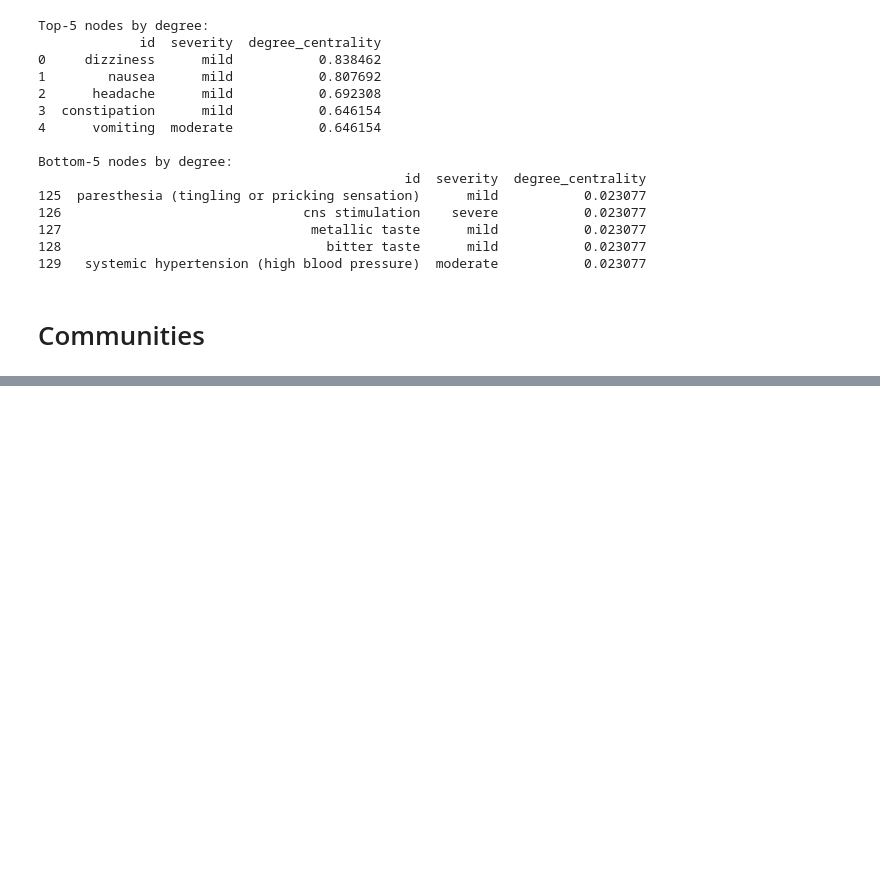
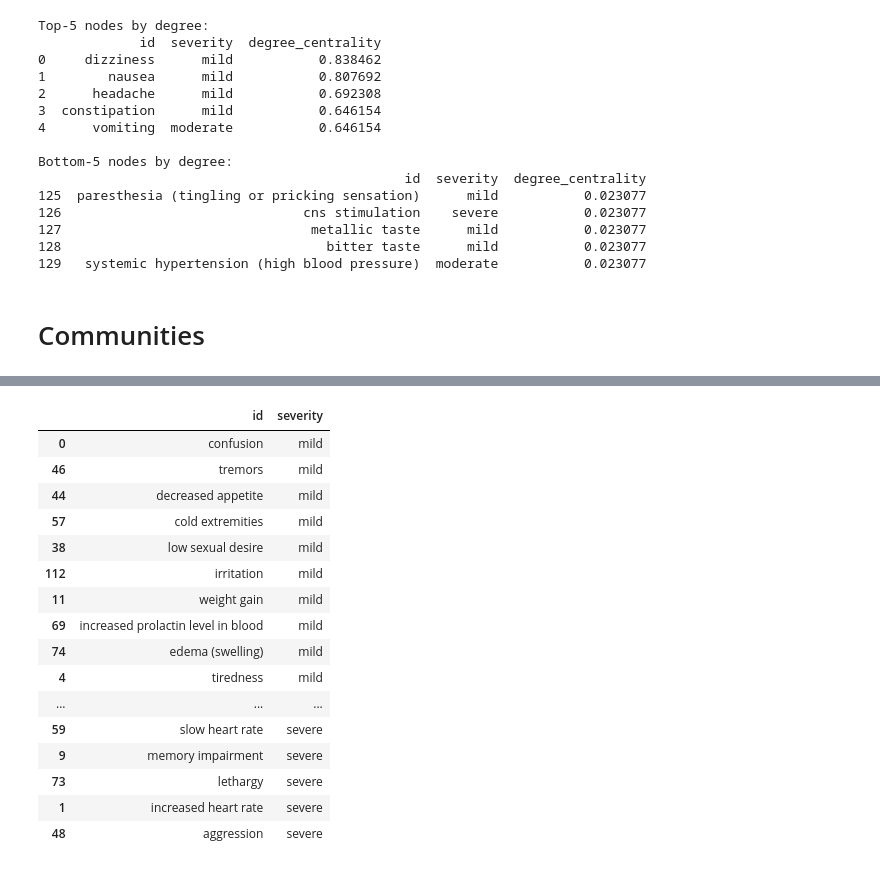
Before and after one commit to MylenaRoberta/medications-and-side-effects-networks, a Jupyter notebook: notebooks/05_projection-network-analysis.ipynb, the cells around one changed output, grey strips where cells are left out. Drawn from its saved outputs; the diff is of its cells as text; code cells hidden in the pictures; blank space fills up the shorter version.

```diff
--- a/notebooks/05_projection-network-analysis.ipynb
+++ b/notebooks/05_projection-network-analysis.ipynb
@@ -349,0 +406,20 @@ len(communities)
+# %%
+df_side_effects.query('community == 1')[['id', 'severity']].sort_values(by='severity')
+# %% [output]
+|  | id | severity |
+| 0 | confusion | mild |
+| 46 | tremors | mild |
+| 44 | decreased appetite | mild |
+| 57 | cold extremities | mild |
+| 38 | low sexual desire | mild |
+| 112 | irritation | mild |
+| 11 | weight gain | mild |
+| 69 | increased prolactin level in blood | mild |
+| 74 | edema (swelling) | mild |
+| 4 | tiredness | mild |
+| ... | ... | ... |
+| 59 | slow heart rate | severe |
+| 9 | memory impairment | severe |
+| 73 | lethargy | severe |
+| 1 | increased heart rate | severe |
+| 48 | aggression | severe |
```
Also changed, not shown: parts of 8 cells of this notebook.
